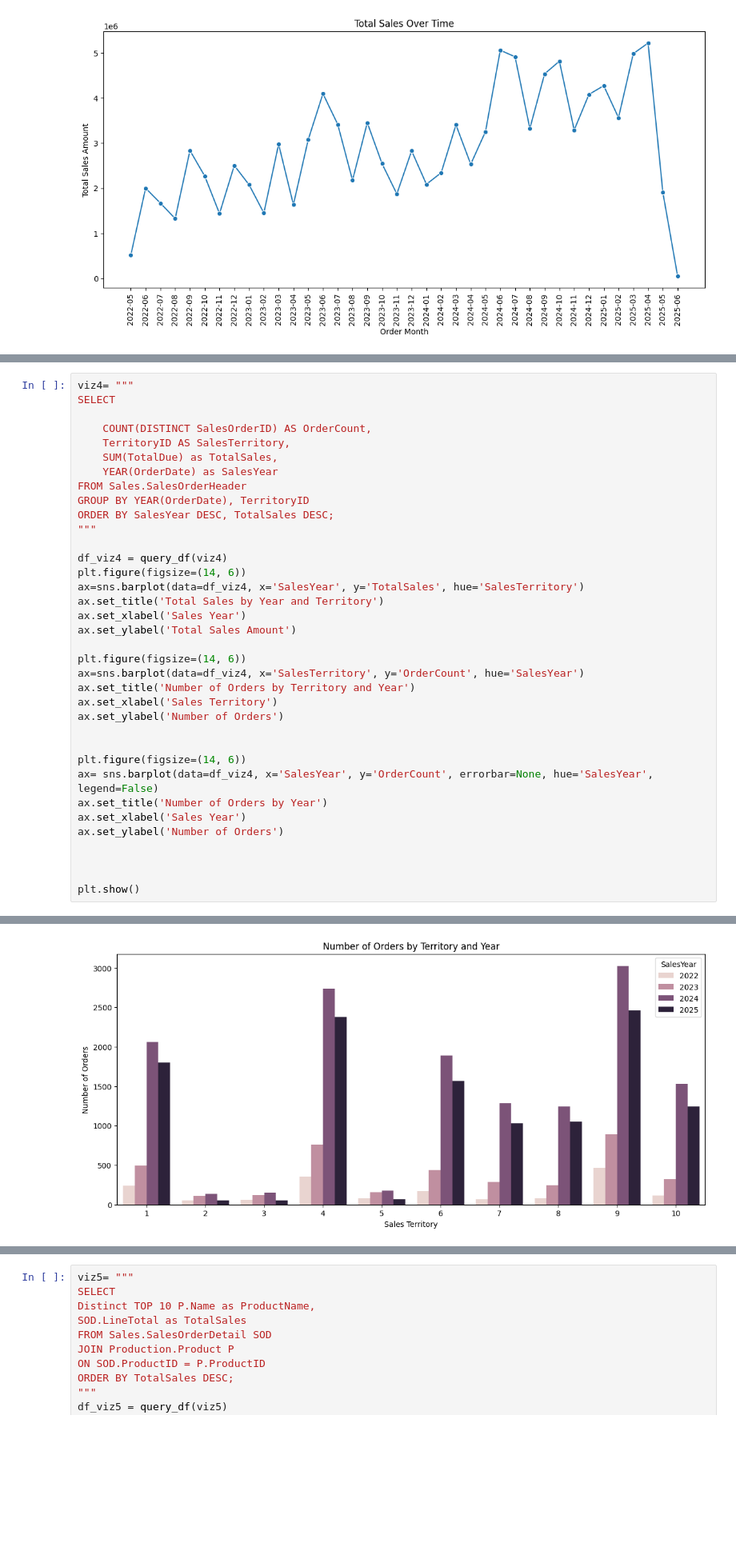
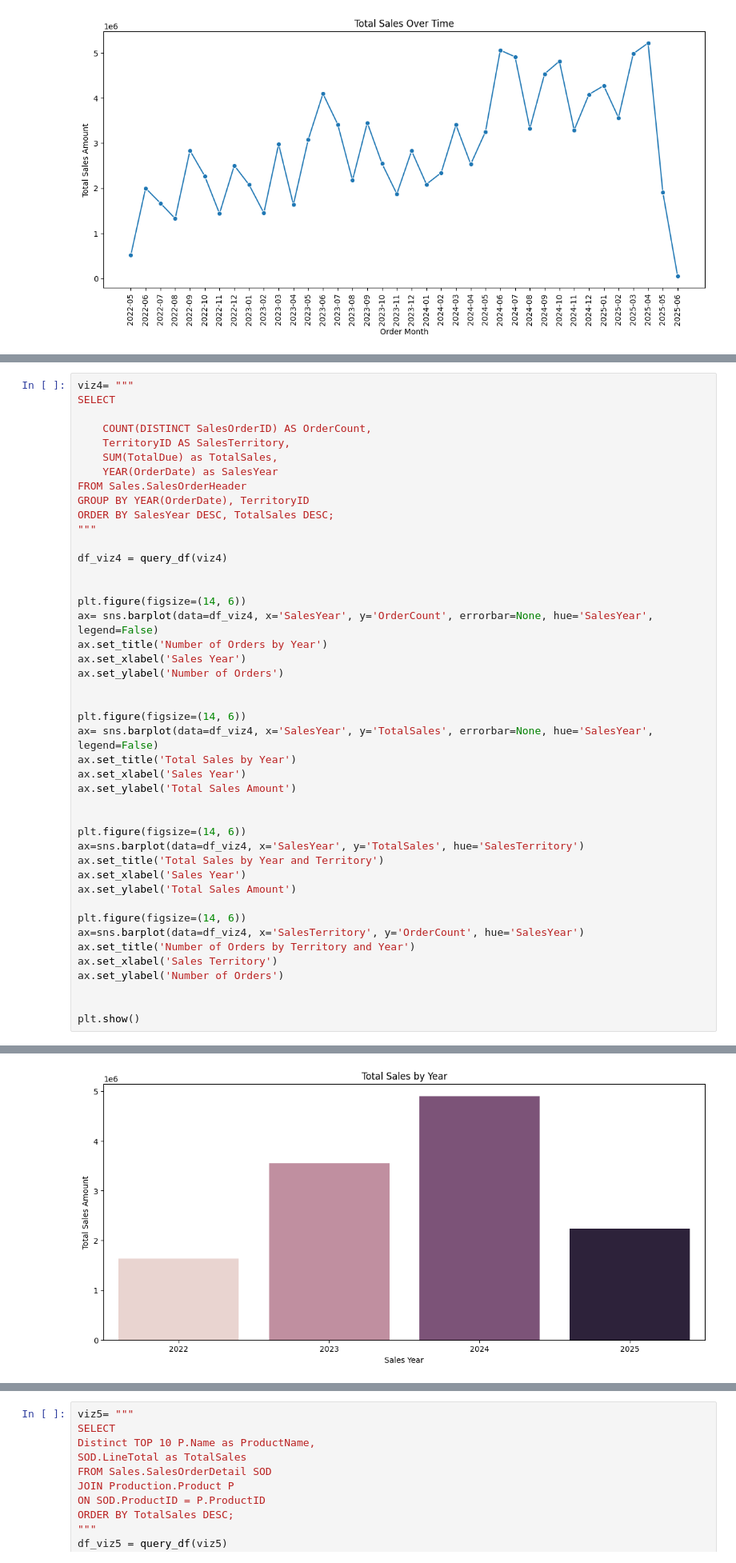
Before and after one commit to CheHenryy/Customer-sales-Analysis, a Jupyter notebook: script/report.ipynb, the cells around one changed output, grey strips where cells are left out. Shown: that part at 80% size. Cells and saved outputs as stored; diff of their text form; blank space fills up the shorter version.

Commit message:
Updated all diagrams

```diff
--- a/script/report.ipynb
+++ b/script/report.ipynb
@@ -139,6 +160,22 @@ ORDER BY SalesYear DESC, TotalSales DESC;
 """
 
 df_viz4 = query_df(viz4)
+
+
+plt.figure(figsize=(14, 6))
+ax= sns.barplot(data=df_viz4, x='SalesYear', y='OrderCount', errorbar=None, hue='SalesYear', legend=False)
+ax.set_title('Number of Orders by Year')
+ax.set_xlabel('Sales Year')
+ax.set_ylabel('Number of Orders')
+
+
+plt.figure(figsize=(14, 6))
+ax= sns.barplot(data=df_viz4, x='SalesYear', y='TotalSales', errorbar=None, hue='SalesYear', legend=False)
+ax.set_title('Total Sales by Year')
+ax.set_xlabel('Sales Year')
+ax.set_ylabel('Total Sales Amount')
+
+
 plt.figure(figsize=(14, 6))
 ax=sns.barplot(data=df_viz4, x='SalesYear', y='TotalSales', hue='SalesTerritory')
 ax.set_title('Total Sales by Year and Territory')
@@ -152,13 +189,5 @@ ax.set_xlabel('Sales Territory')
 ax.set_ylabel('Number of Orders')
 
 
-plt.figure(figsize=(14, 6))
-ax= sns.barplot(data=df_viz4, x='SalesYear', y='OrderCount', errorbar=None, hue='SalesYear', legend=False)
-ax.set_title('Number of Orders by Year')
-ax.set_xlabel('Sales Year')
-ax.set_ylabel('Number of Orders')
-
-
-
 plt.show()
 # %% [output]
@@ -166 +195 @@ plt.show()
-[figure, old version]
+[figure, new version]
```
Also changed, not shown: parts of 10 cells of this notebook, 1 other file.
